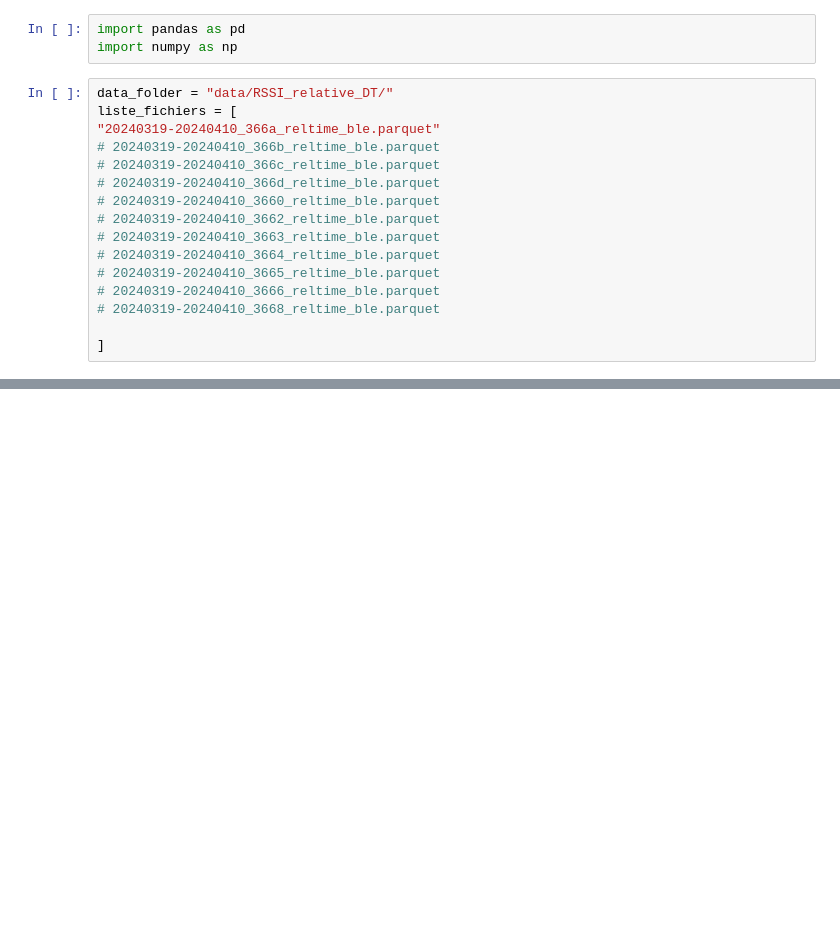
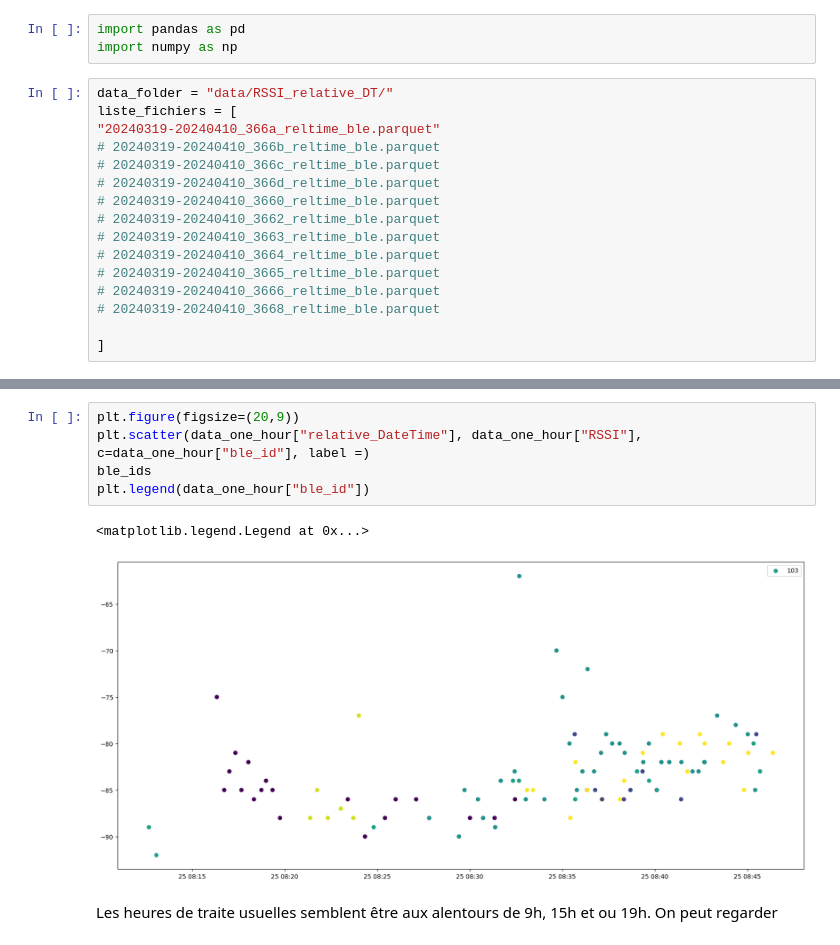
Before and after one commit to J-ally/TRACE_IODAA, a Jupyter notebook: Premiere_analyse.ipynb, the cells around one changed output, grey strips where cells are left out. Drawn from its saved outputs; the diff is of its cells as text; blank space fills up the shorter version.

```diff
--- a/Premiere_analyse.ipynb
+++ b/Premiere_analyse.ipynb
@@ -23,0 +72,10 @@ FileNotFoundError: [Errno 2] No such file or directory: 'data/20240319-20240410_
+# %%
+plt.figure(figsize=(20,9))
+plt.scatter(data_one_hour["relative_DateTime"], data_one_hour["RSSI"], c=data_one_hour["ble_id"], label =)
+ble_ids
+plt.legend(data_one_hour["ble_id"])
+# %% [output]
+<matplotlib.legend.Legend at 0x...>
+[figure, added]
+# %% [markdown]
+Les heures de traite usuelles semblent être aux alentours de 9h, 15h et ou 19h. On peut regarder
```
Also changed, not shown: parts of 13 cells of this notebook, 3 other files.
